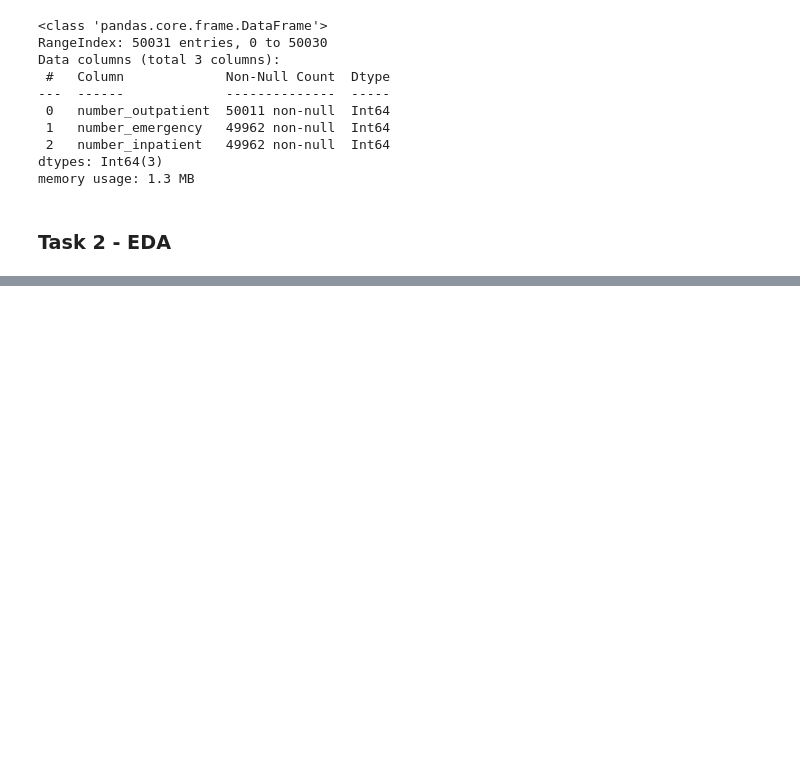
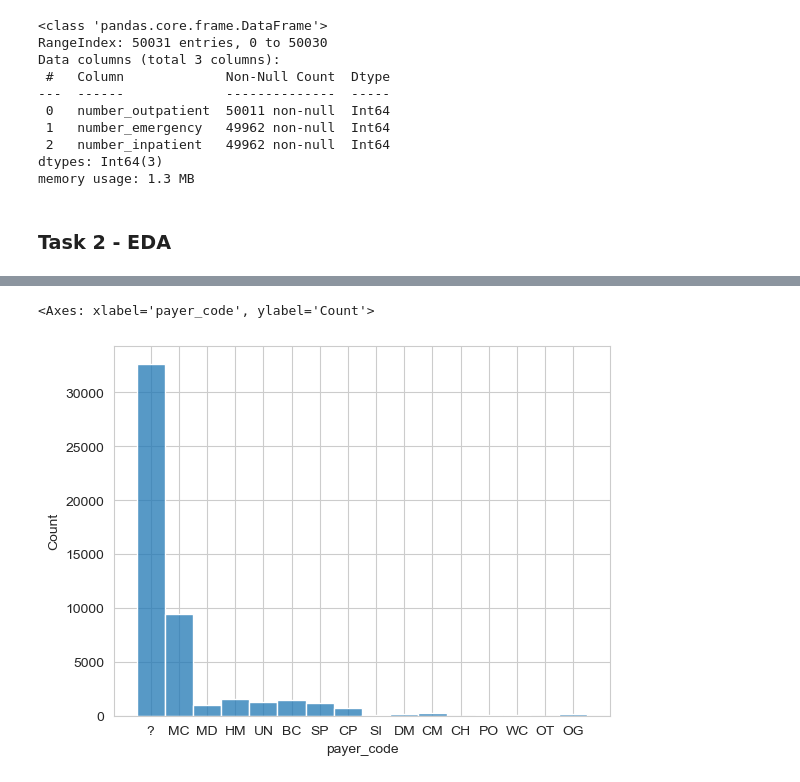
Before and after one commit to johnmarquess/IFN509, a Jupyter notebook: Assignment1_submission/assigment1_analysis.ipynb, the cells around one changed output, grey strips where cells are left out. Saved outputs shown, nothing was run; the diff lists cells and outputs as text; code cells hidden in the pictures; blank space fills up the shorter version.

```diff
--- a/Assignment1_submission/assigment1_analysis.ipynb
+++ b/Assignment1_submission/assigment1_analysis.ipynb
@@ -116,0 +152,5 @@ plt.show()
+# %%
+sns.histplot(d1_copy['payer_code'], bins=6)
+# %% [output]
+<Axes: xlabel='payer_code', ylabel='Count'>
+[figure, added]
```
Also changed, not shown: parts of 24 cells of this notebook, 1 other file.
